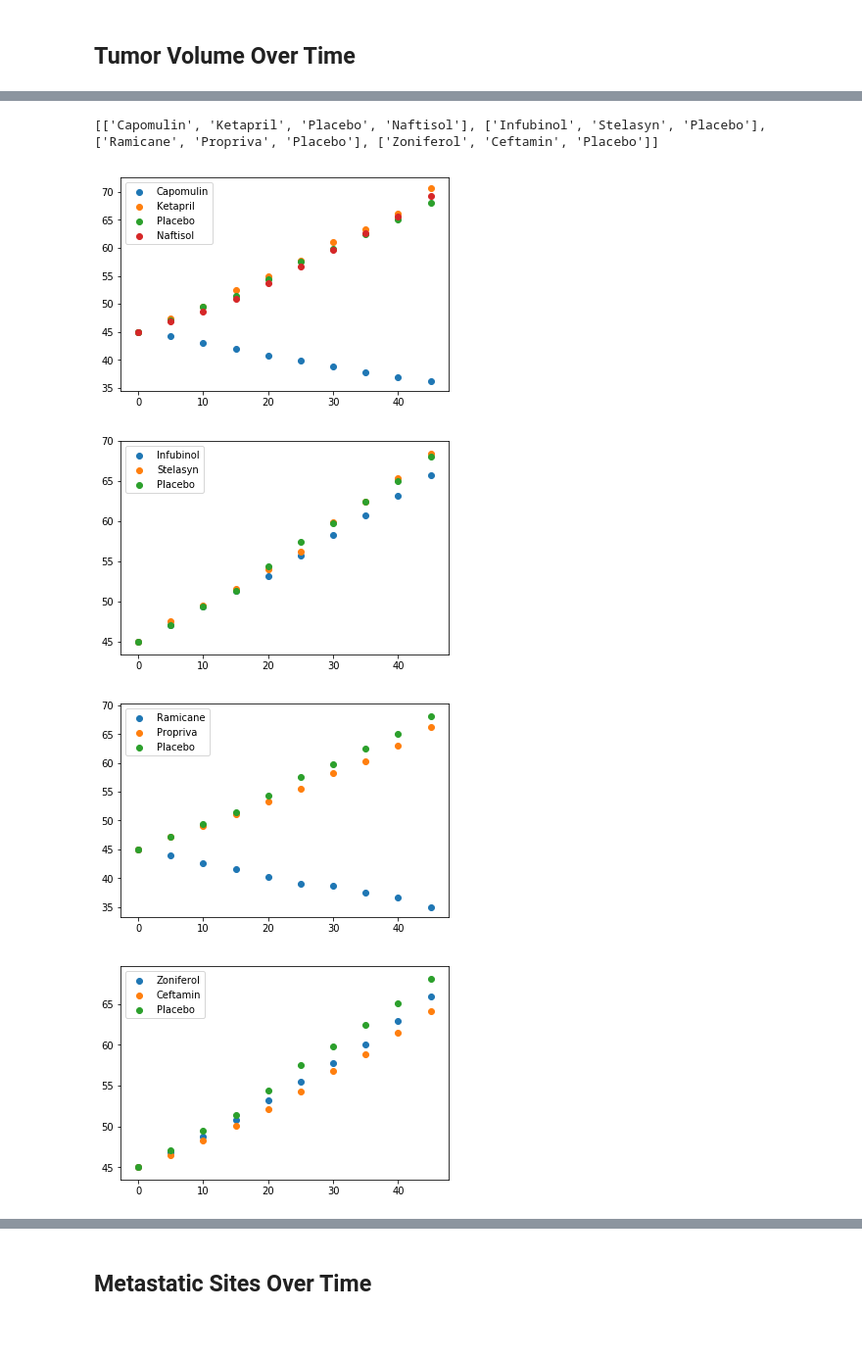
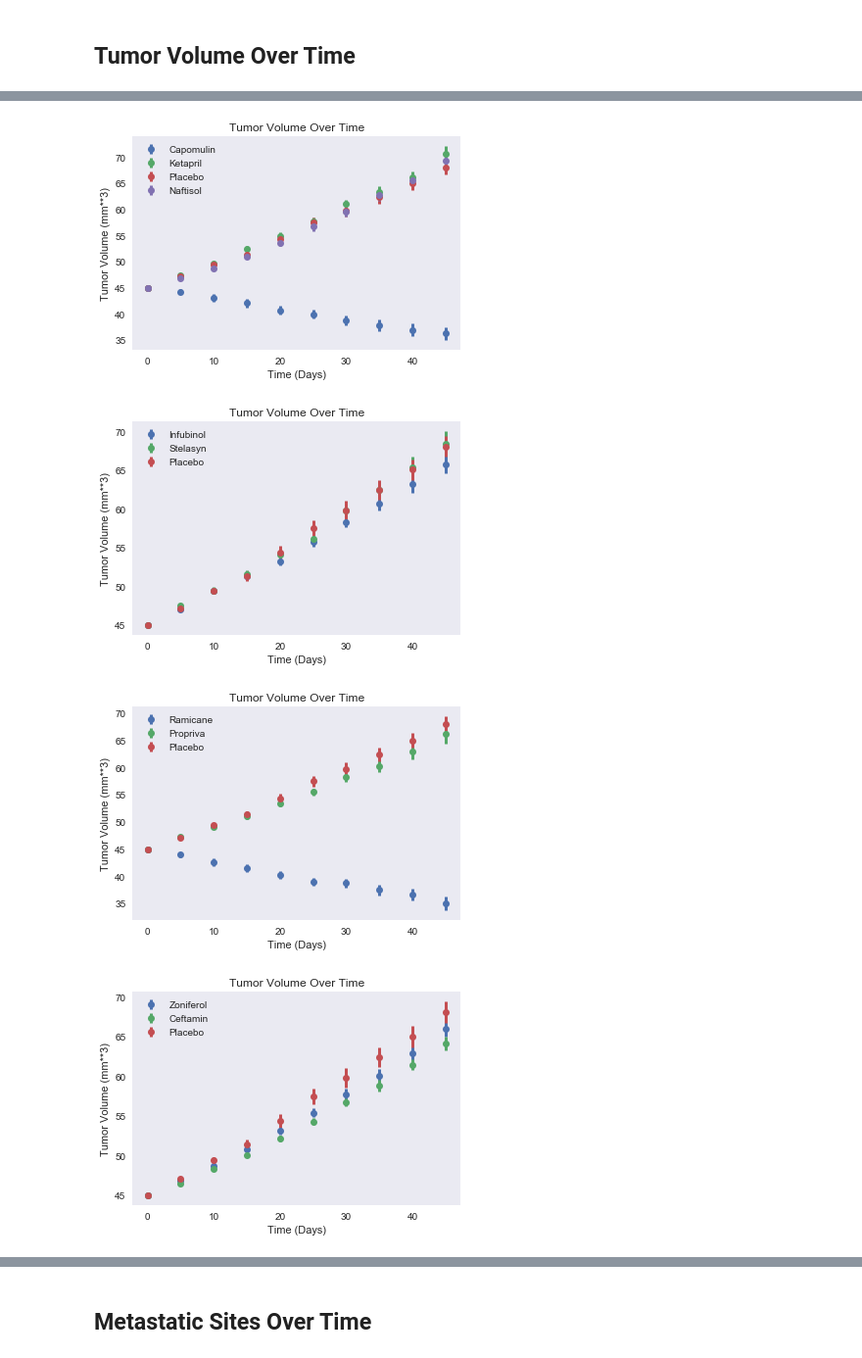
Before and after one commit to tobymbern/Pymaceuticals, a Jupyter notebook: main.ipynb, the cells around one changed output, grey strips where cells are left out. Shown: that part at 98% size. Cells and saved outputs as stored; diff of their text form; code cells hidden in the pictures; blank space fills up the shorter version.

```diff
--- a/main.ipynb
+++ b/main.ipynb
@@ -61,25 +66,29 @@ tumor_volume.head(10)
 # %%
-drugs_array = [[drugs[0],drugs[1],drugs[8],drugs[2]], \
+def plot_func(df, errors, title, y_label):#error_q is a boolean that determines whether the function adds
+    # error bars since not all of our plots can support them
+    drugs_array = [[drugs[0],drugs[1],drugs[8],drugs[2]], \
                [drugs[3],drugs[4],drugs[8]], \
                [drugs[5],drugs[6],drugs[8]],\
                [drugs[7],drugs[9],drugs[8]]]
-#list of lists for our subplots
+#list of lists for our separate plots
+    for i in range(1,5):
+        plt.figure()
+        sns.set_style("dark")
+        for drug in df[drugs_array[i-1]]:
+            if type(errors) == bool:
+                plt.scatter(df.index.values, df[drug])
+            else:
+                plt.errorbar(df.index.values, df[drug], yerr= errors[drug], fmt='o', elinewidth=3)
+        plt.legend(drugs_array[i-1])
+        plt.title(title)
+        plt.xlabel('Time (Days)')
+        plt.ylabel(y_label)
 
-
-for i in range(1,5):
-    plt.figure()
-    for drug in tumor_volume[drugs_array[i-1]]:
-        plt.scatter(tumor_volume.index.values, tumor_volume[drug])
-    plt.legend(drugs_array[i-1])
-#     plt.title("Tumor Volume Over Time")
-#     plt.xlabel('Time (days)')
-#     plt.ylabel('Total Tumor Volume (mm**3)')
-#     plt.subplot(2,2,1)
-print(drugs_array)
-x = range(4)
+    return
-# %% [output]
-[['Capomulin', 'Ketapril', 'Placebo', 'Naftisol'], ['Infubinol', 'Stelasyn', 'Placebo'], ['Ramicane', 'Propriva', 'Placebo'], ['Zoniferol', 'Ceftamin', 'Placebo']]
-[figure, removed]
-[figure, removed]
-[figure, removed]
-[figure, removed]
+# %%
+plot_func(tumor_volume, tumor_volume_sem,'Tumor Volume Over Time','Tumor Volume (mm**3)')
+# %% [output]
+[figure, added]
+[figure, added]
+[figure, added]
+[figure, added]
```
Also changed, not shown: parts of 12 cells of this notebook.
